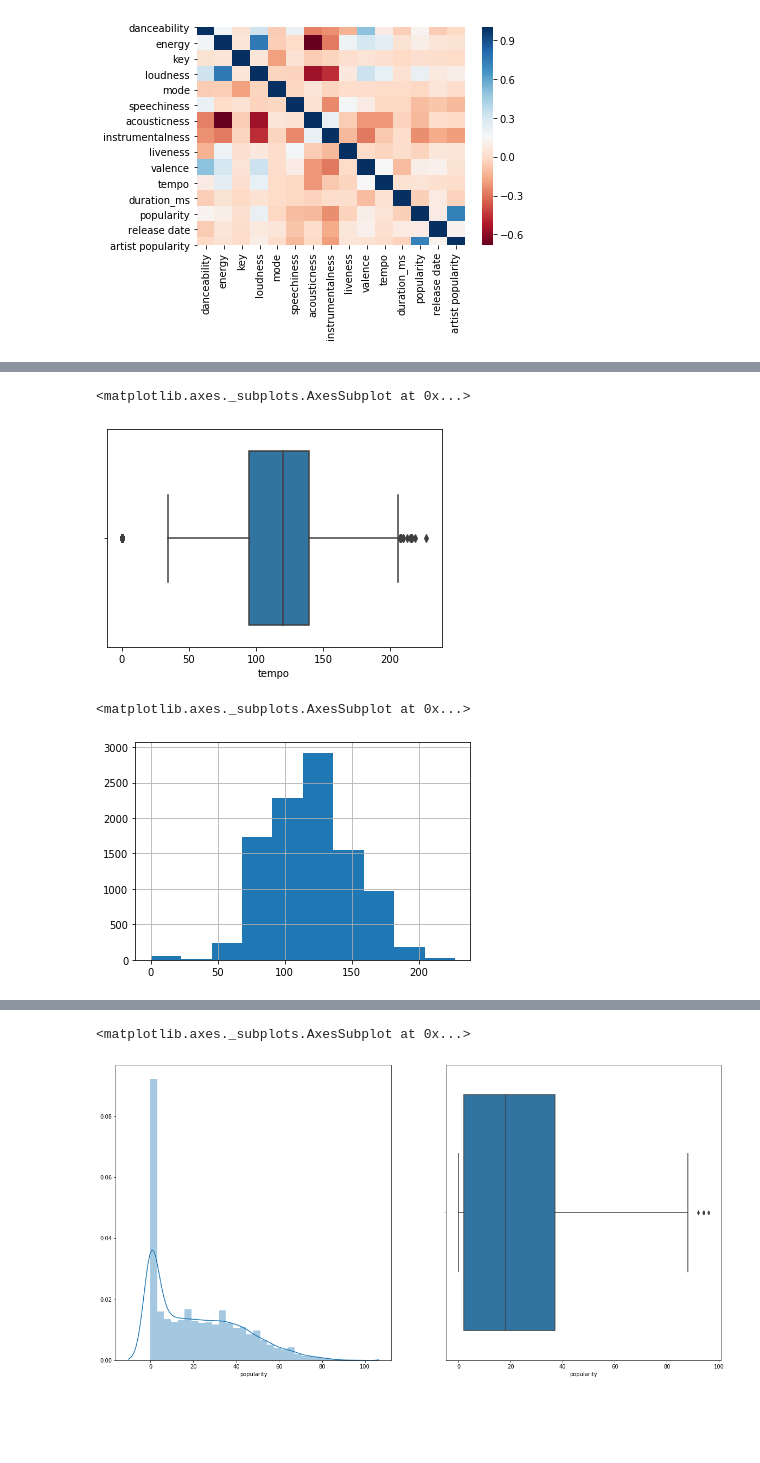
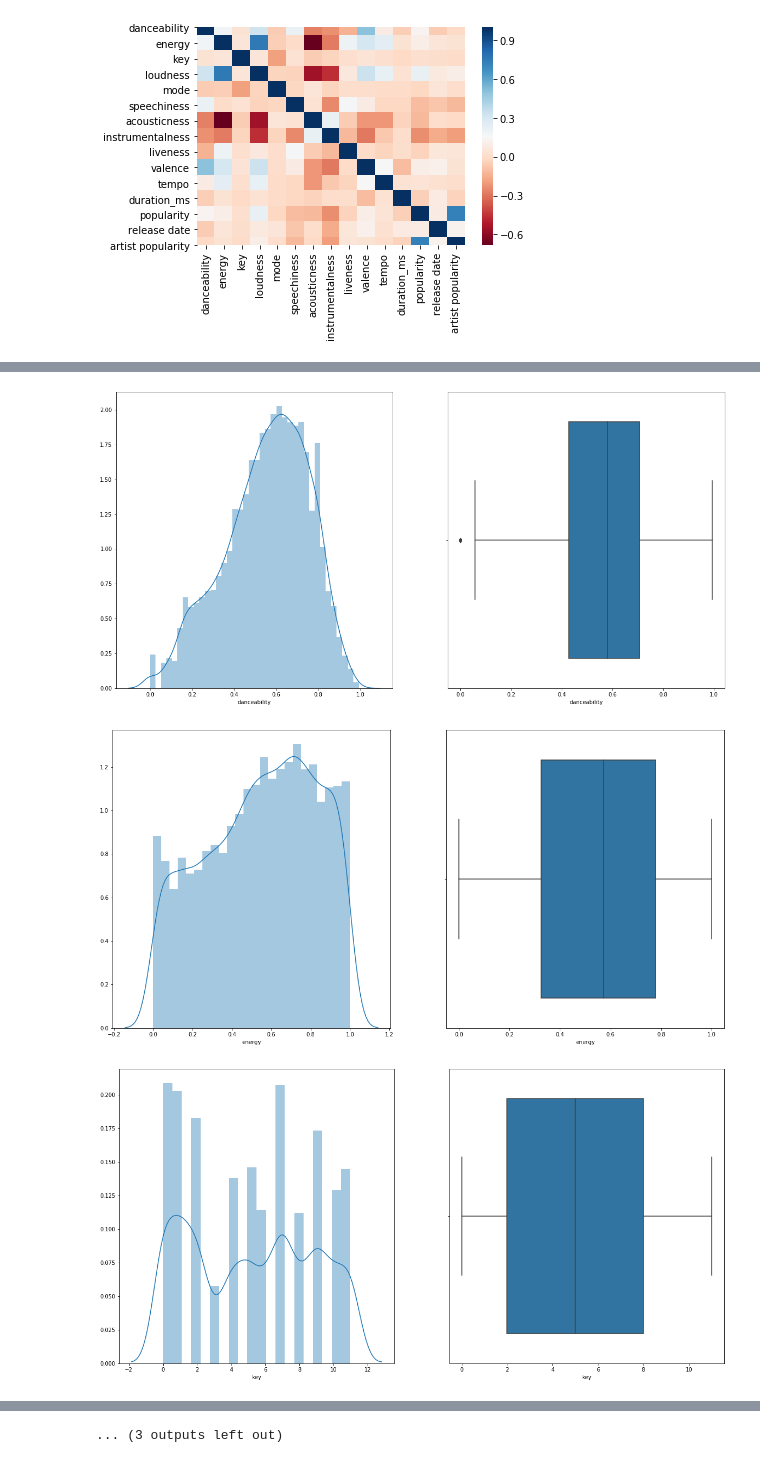
Before and after one commit to sam-zlota/DS3000-Final-Project, a Jupyter notebook: Data Exploration.ipynb, the cells around one changed output, grey strips where cells are left out. Cells and saved outputs as stored; diff of their text form; code cells hidden in the pictures; blank space fills up the shorter version.

```diff
--- a/Data Exploration.ipynb
+++ b/Data Exploration.ipynb
@@ -152,16 +97,15 @@ sns.boxplot(df["valence"])
-# %%
-sns.boxplot(df["tempo"])
-# %% [output]
-<matplotlib.axes._subplots.AxesSubplot at 0x...>
-[figure, removed]
-# %%
-df["tempo"].hist()
-# %% [output]
-<matplotlib.axes._subplots.AxesSubplot at 0x...>
-[figure, removed]
 # %%
 import matplotlib.pyplot as plt
-fig, (ax1, ax2) = plt.subplots(1, 2, figsize=(20,10))
-sns.distplot(df["popularity"], ax=ax1)
-sns.boxplot(df["popularity"], ax=ax2)
+
+df_drop = df.dropna()
+cols = df_drop.columns[6:]
+
+for col in cols:
+    fig, (ax1, ax2) = plt.subplots(1, 2, figsize=(20,10))
+
+    sns.distplot(df_drop[col], ax=ax1)
+    sns.boxplot(df_drop[col], ax=ax2)
 # %% [output]
+[figure, new version]
+[figure, added]
+[figure, added]
@@ -168,2 +121 @@ sns.boxplot(df["popularity"], ax=ax2)
-<matplotlib.axes._subplots.AxesSubplot at 0x...>
+... (3 outputs left out)
-[figure, old version]
```
Also changed, not shown: parts of 13 cells of this notebook.
